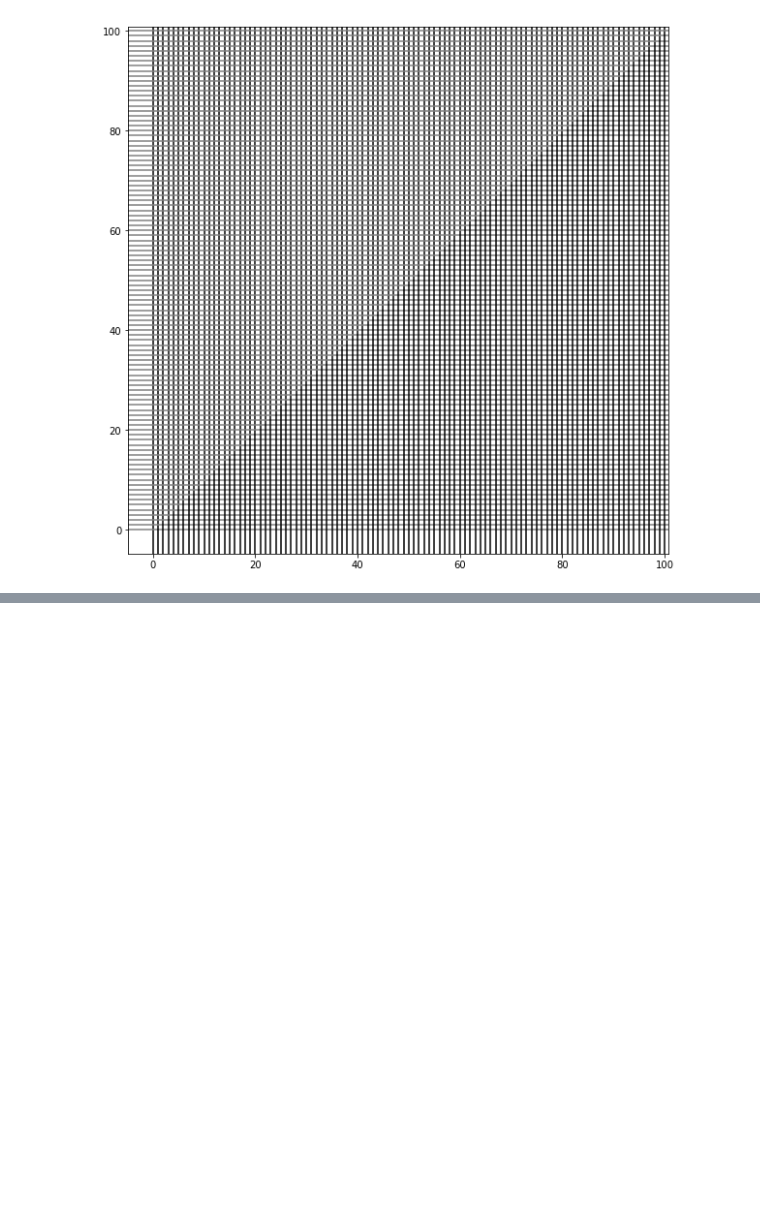
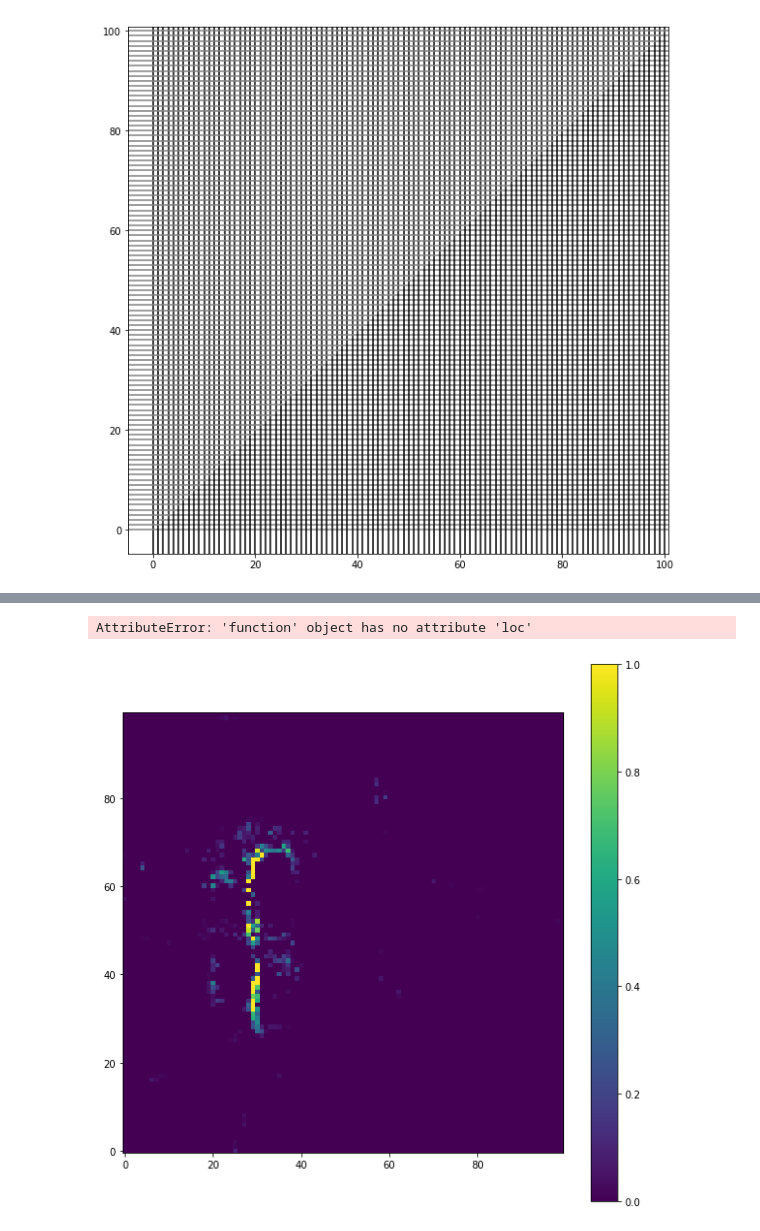
Before and after one commit to kelceydavis33/uwashchamp2019, a Jupyter notebook: GLEAM_Matching.ipynb, the cells around one changed output, grey strips where cells are left out. Cells and saved outputs as stored; diff of their text form; code cells hidden in the pictures; blank space fills up the shorter version.

```diff
--- a/GLEAM_Matching.ipynb
+++ b/GLEAM_Matching.ipynb
@@ -1120,3 +1112,35 @@ data[15, 10] = 100
+# %%
+xmins = []
+xmaxs = []
+ymins = []
+ymaxs = []
+for i in range(0, len(image_ra)):
+    xmins.append(np.min(image_ra[i]))
+    xmaxs.append(np.max(image_ra[i]))
+    ymins.append(np.min(image_dec[i]))
+    ymaxs.append(np.max(image_dec[i]))
+xmin = np.min(xmins)
+xmax = np.max(xmaxs)
+ymin = np.min(ymins)
+ymax = np.max(ymaxs)
+# %%
+data = np.matrix(np.zeros((100,100)))
+x_axis = np.linspace(xmin - 0.001, xmax + 0.001, num=100, endpoint=True)
+y_axis = np.linspace(ymin - 0.001, ymax + 0.001, num=100, endpoint=True)
+
+for m in range(0, len(image_ra)):
+    ra = image_ra[m]
+    dec = image_dec[m]
+    mag = image_mag[m]
+    for i in range(0, len(ra)):
+        pos_mag = mag[i]
+        for j in range (0, len(x_axis)):
+            if x_axis[j] < ra[i] and x_axis[j+1] > ra[i]:
+                x_pos = j
+        for k in range(0, len(y_axis)):
+            if y_axis[k] < dec[i] and y_axis[k+1] > dec[i]:
+                y_pos = k
+        data[x_pos, y_pos] =  data[x_pos, y_pos] + pos_mag[0]
 # %%
 plt.imshow(data);
 # %% [output]
@@ -1123,0 +1203,14 @@ plt.imshow(data);
+# %%
+pixel_image(table, 75219)
+plt.colorbar()
+plt.clim(0, 1)
+plt.gca().invert_yaxis();
+# %% [output]
+AttributeError: 'function' object has no attribute 'loc'
+# %%
+pixel_image(table, 81958)
+plt.colorbar()
+plt.clim(0, 1)
+plt.gca().invert_yaxis();
+# %% [output]
+[figure, added]
```
Also changed, not shown: parts of 23 cells of this notebook, 1 other file.
